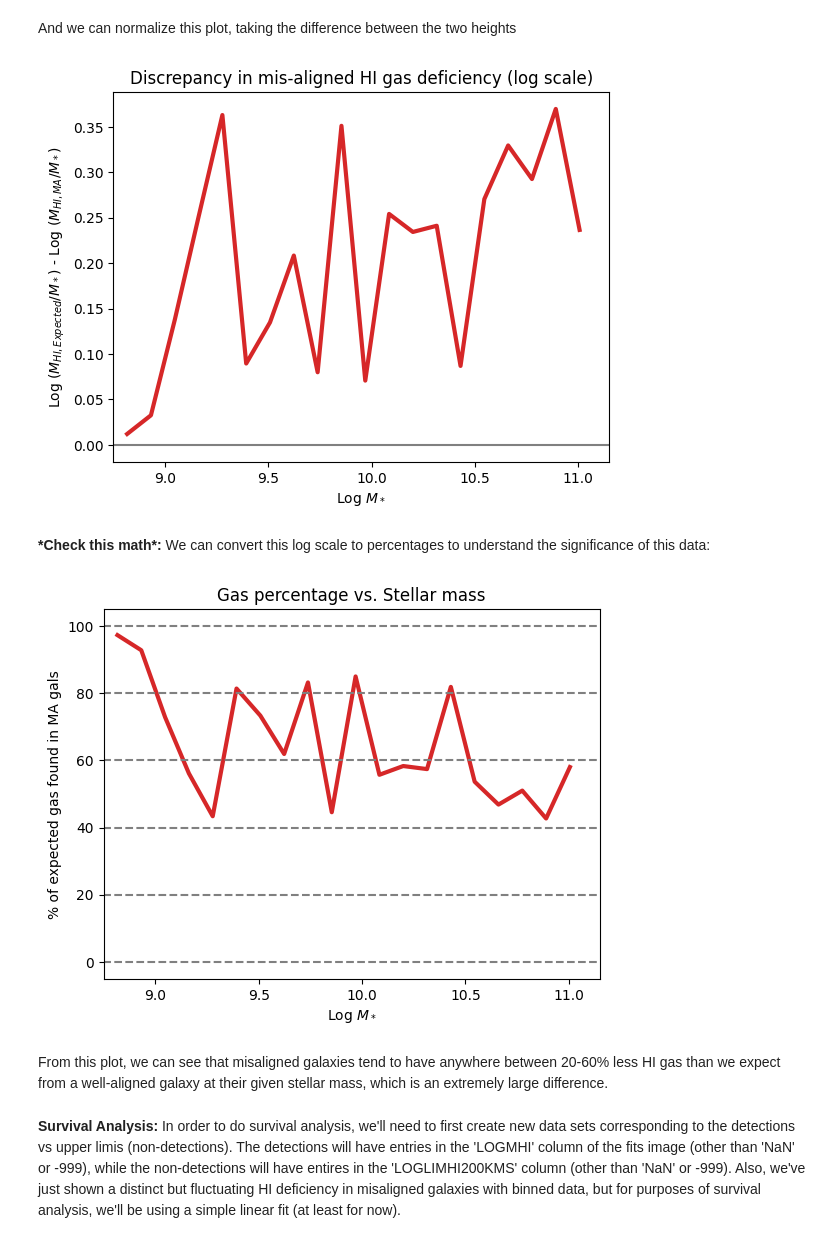
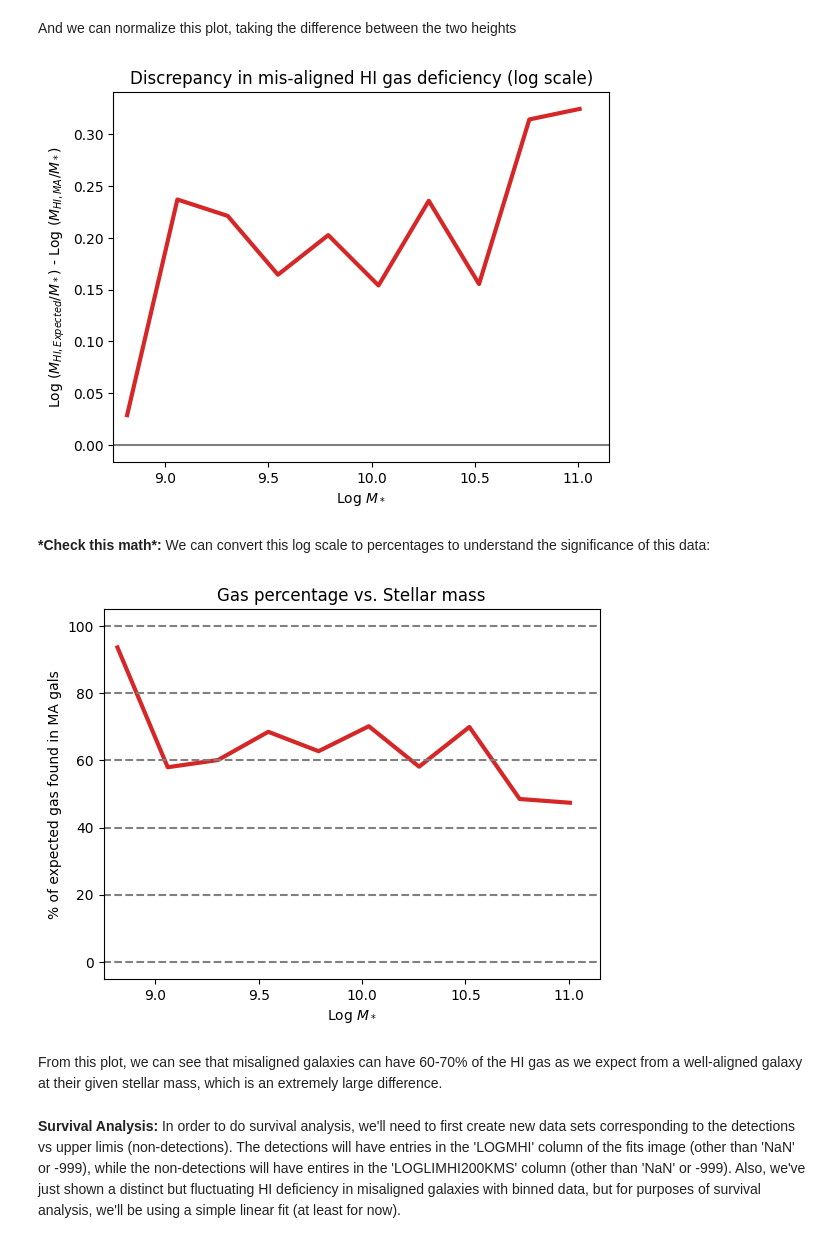
Before and after one commit to harrisonfwest/HI-MaNGA, a Jupyter notebook: HI-MaNGA_MisalignmentAndDeficiency.ipynb, the cells around one changed output. Saved outputs shown, nothing was run; the diff lists cells and outputs as text; code cells hidden in the pictures.

```diff
--- a/HI-MaNGA_MisalignmentAndDeficiency.ipynb
+++ b/HI-MaNGA_MisalignmentAndDeficiency.ipynb
@@ -146,8 +146,8 @@ Interesting! It seems that misaligned galaxies actually have *less* gas than the
 alignedBin = scipy.stats.binned_statistic(alignedMStars, alignedMFrac, 'mean', bins=20)
 alignedXs = np.linspace(min(alignedMStars), max(alignedMStars), 20)
 
-MABin = scipy.stats.binned_statistic(MAMStars, MAMFrac, 'mean', bins=20)
-MAXs = np.linspace(min(MAMStars), max(MAMStars), 20)
+MABin = scipy.stats.binned_statistic(MAMStars, MAMFrac, 'mean', bins=10)
+MAXs = np.linspace(min(MAMStars), max(MAMStars), 10)
 
 plt.figure(figsize=(18, 12))
 plt.xlim(7, 11.75)
@@ -212,8 +212,8 @@ for gal in dataTable:
         counterMStel.append(gal['LOGMSTARS'])
         counterFrac.append(max(gal['LOGMHI'], gal['LOGHILIM200KMS']) - gal['LOGMSTARS'])
 # %%
-counterBin = scipy.stats.binned_statistic(counterMStel, counterFrac, 'mean', bins=20)
-counterXs = np.linspace(min(counterMStel), max(counterMStel), 20)
+counterBin = scipy.stats.binned_statistic(counterMStel, counterFrac, 'mean', bins=10)
+counterXs = np.linspace(min(counterMStel), max(counterMStel), 10)
 
 plt.figure(figsize=(18, 12))
 plt.xlim(7, 11.75)
@@ -243,7 +243,7 @@ Interestingly, we see that the group of all misaligned galaxies and the counter-
 # %% [markdown]
 To quantify this deficiency, we can plot the difference between the HI deficiencies of the aligned galaxies and the HI deficiencies of the mis-aligned galaxies. Seeing that the counter-rotating galaxies have fairly similar trends to the mis-aligned galaxies as a whole, we will use the latter set, since it gives us more data points with which to work.
 # %%
-MABinDiff = [0]*20 # array of binned differences in HI deficiencies (on average, how deficient are each stellar mass's misaligned galaxies compared to that stellar mass's well-aligned galaxies)
+MABinDiff = [0]*10 # array of binned differences in HI deficiencies (on average, how deficient are each stellar mass's misaligned galaxies compared to that stellar mass's well-aligned galaxies)
 limitedBin = []
 limitedXs = []
 
@@ -252,11 +252,11 @@ for gal in dataTable:
         limitedBin.append(max(gal['LOGMHI'], gal['LOGHILIM200KMS']) - gal['LOGMSTARS'])
         limitedXs.append(gal['LOGMSTARS'])
 
-limitedAlignedBin = scipy.stats.binned_statistic(limitedXs, limitedBin, 'mean', bins=20)
+limitedAlignedBin = scipy.stats.binned_statistic(limitedXs, limitedBin, 'mean', bins=10)
 
-plt.plot(np.linspace(min(limitedXs), max(limitedXs), 20), limitedAlignedBin[0], color = 'tab:blue')
+plt.plot(np.linspace(min(limitedXs), max(limitedXs), 10), limitedAlignedBin[0], color = 'tab:blue')
 
-for i in range(20):
+for i in range(10):
     MABinDiff[i] =  limitedAlignedBin[0][i] - MABin[0][i]
 
 #plt.plot(MAXs, MABinDiff);
@@ -273,32 +273,32 @@ plt.title('Discrepancy in mis-aligned HI gas deficiency (log scale)')
 plt.xlabel('Log $M_*$')
 plt.ylabel('Log $(M_{HI, Expected}/M_*)$ - Log $(M_{HI, MA}/M_*)$');
 # %% [output]
-[figure, old version]
+[figure, new version]
 # %% [markdown]
 **\*Check this math\*:** We can convert this log scale to percentages to understand the significance of this data:
 # %%
 plt.xlim(8.75, 11.15)
 
-MABinDiffPerc = [0]*20
-for i in range(20):
+MABinDiffPerc = [0]*10
+for i in range(10):
     MABinDiffPerc[i] = 10**(-MABinDiff[i]) * 100
 
 plt.xlabel('Log $M_*$')
 plt.ylabel('% of expected gas found in MA gals')
 plt.title('Gas percentage vs. Stellar mass')
 plt.plot(MAXs, MABinDiffPerc, lw = 3, color='tab:red');
 
 
 plt.plot([5, 15], [0, 0], '--', color = 'grey');
 plt.plot([5,15], [100, 100], '--', color = 'grey');
 plt.plot([5,15], [80, 80], '--', color = 'grey');
 plt.plot([5,15], [60, 60], '--', color = 'grey');
 plt.plot([5,15], [40, 40], '--', color = 'grey');
 plt.plot([5,15], [20, 20], '--', color = 'grey');
 # %% [output]
-[figure, old version]
+[figure, new version]
 # %% [markdown]
-From this plot, we can see that misaligned galaxies tend to have anywhere between 20-60% less HI gas than we expect from a well-aligned galaxy at their given stellar mass, which is an extremely large difference.
+From this plot, we can see that misaligned galaxies can have 60-70% of the HI gas as we expect from a well-aligned galaxy at their given stellar mass, which is an extremely large difference.
 # %% [markdown]
 **Survival Analysis:** In order to do survival analysis, we'll need to first create new data sets corresponding to the detections vs upper limis (non-detections). The detections will have entries in the 'LOGMHI' column of the fits image (other than 'NaN' or -999), while the non-detections will have entires in the 'LOGLIMHI200KMS' column (other than 'NaN' or -999). Also, we've just shown a distinct but fluctuating HI deficiency in misaligned galaxies with binned data, but for purposes of survival analysis, we'll be using a simple linear fit (at least for now).
 # %%
```
Also changed, not shown: parts of 4 cells of this notebook, 1 other file.
